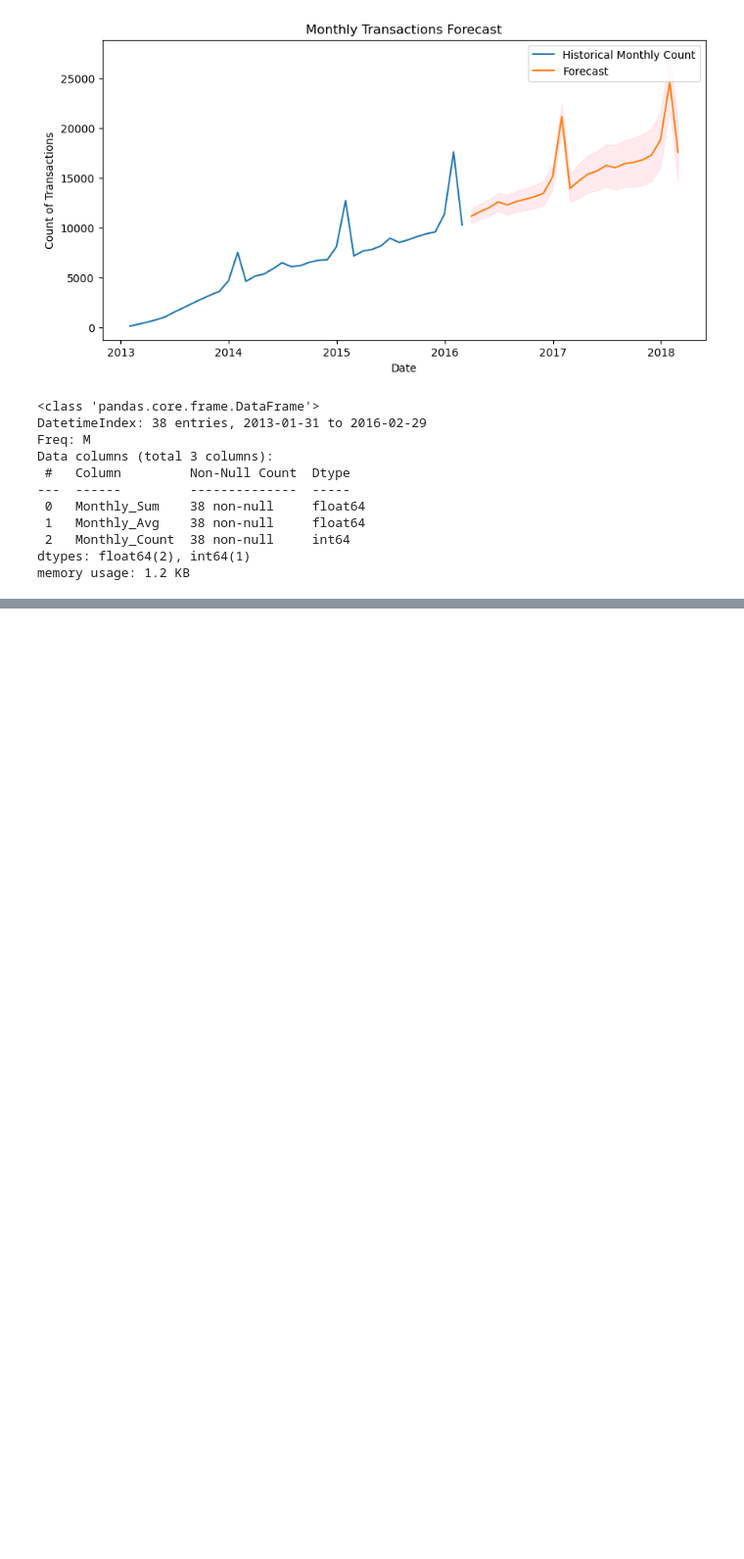
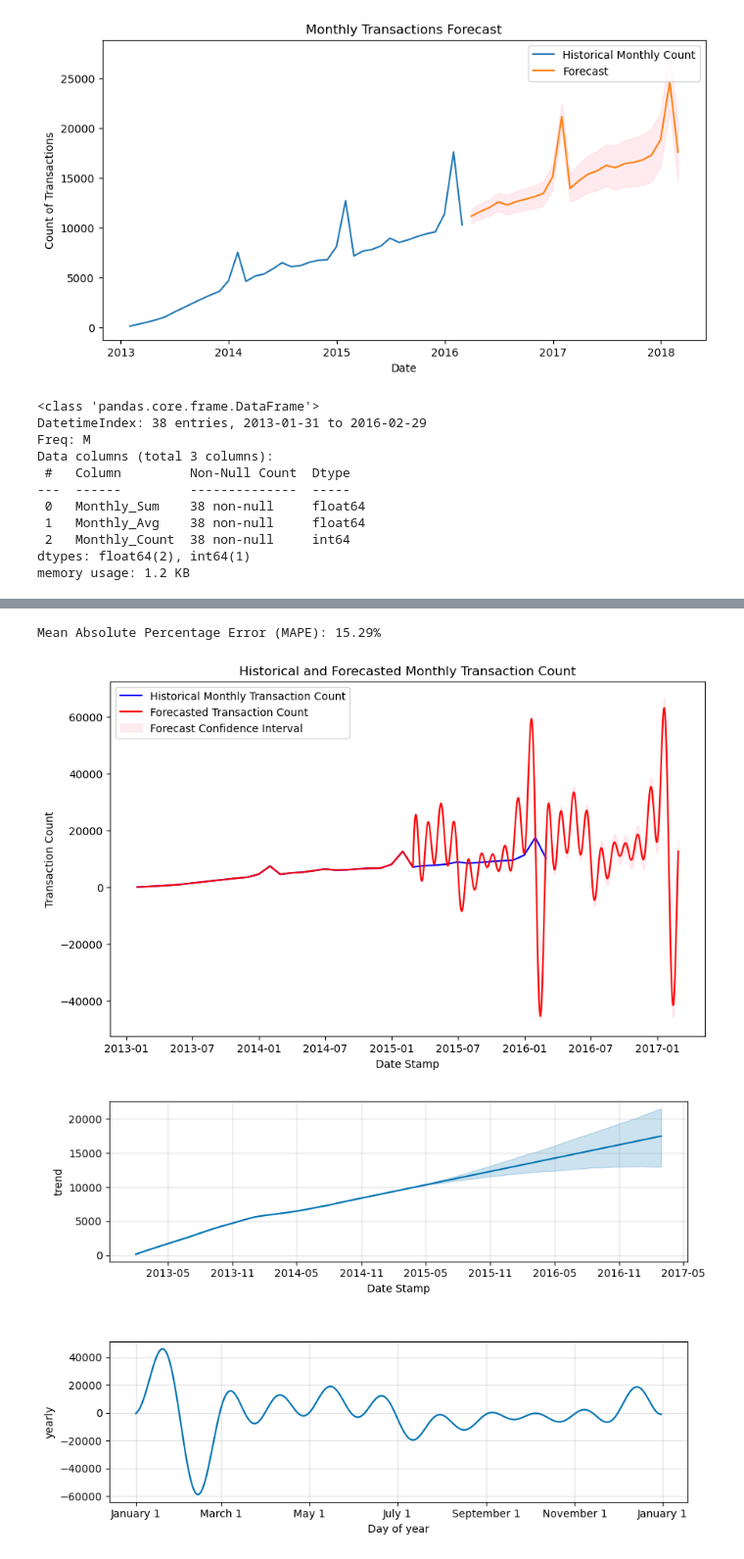
Before and after one commit to Davewm89/Sprint3, a Jupyter notebook: Q1 - SQL&Python.ipynb, the cells around one changed output, grey strips where cells are left out. Shown at 98% size. Saved outputs shown, nothing was run; the diff lists cells and outputs as text; code cells hidden in the pictures; blank space fills up the shorter version.

```diff
--- a/Q1 - SQL&Python.ipynb
+++ b/Q1 - SQL&Python.ipynb
@@ -586,0 +602,57 @@ memory usage: 1.2 KB
+# %%
+from prophet import Prophet
+import matplotlib.pyplot as plt
+from sklearn.metrics import mean_absolute_percentage_error
+
+# Assuming 'monthly' is the DataFrame containing your data
+# Prepare the data for Prophet
+# Prophet requires the dataframe to have two columns: 'ds' (date stamp) and 'y'
+# After resetting the index, the index column is named after the original index name or 'index' if it had no name
+#prophet_data = monthly.reset_index().rename(columns={'index': 'ds', 'Monthly_Count': 'y'})
+
+# If the above line gives an error, it could be that the index has a name
+# In that case, uncomment the next line and comment the line above.
+prophet_data = monthly.reset_index().rename(columns={monthly.index.name: 'ds', 'Monthly_Count': 'y'})
+
+# Initialize the Prophet model with multiplicative seasonality
+model = Prophet(seasonality_mode='additive')
+
+# Split the data into training and testing sets to evaluate performance
+split_date = prophet_data['ds'].max() - pd.Timedelta(days=365)
+train_data = prophet_data[prophet_data['ds'] <= split_date]
+test_data = prophet_data[prophet_data['ds'] > split_date]
+
+# Fit the model on the training data
+model.fit(train_data)
+
+# Make a future dataframe for forecasting
+future = model.make_future_dataframe(periods=730)  # Forecasting for the next two years
+
+# Use the model to make a forecast
+forecast = model.predict(future)
+
+# Calculate performance on the test set
+forecast_test = forecast[forecast['ds'].isin(test_data['ds'])]
+mape = mean_absolute_percentage_error(test_data['y'], forecast_test['yhat'])
+print(f'Mean Absolute Percentage Error (MAPE): {mape:.2%}')
+
+# Plot the forecast along with the historical data
+fig, ax = plt.subplots(figsize=(10, 6))
+ax.plot(prophet_data['ds'], prophet_data['y'], 'b-', label='Historical Monthly Transaction Count')
+ax.plot(forecast['ds'], forecast['yhat'], 'r-', label='Forecasted Transaction Count')
+ax.fill_between(forecast['ds'], forecast['yhat_lower'], forecast['yhat_upper'], color='pink', alpha=0.3, label='Forecast Confidence Interval')
+plt.title('Historical and Forecasted Monthly Transaction Count')
+plt.xlabel('Date Stamp')
+plt.ylabel('Transaction Count')
+plt.legend()
+plt.show()
+
+# Plot the forecast components
+fig2 = model.plot_components(forecast)
+plt.subplots_adjust(hspace=0.5)  # Adjust the space between plots
+for ax in fig2.axes:
+    xlabel = ax.get_xlabel()
+    if xlabel == 'ds':  # Find and replace the label 'ds' with 'Date Stamp'
+        ax.set_xlabel('Date Stamp')
+plt.show()
+# %% [output]
@@ -586,0 +661,3 @@ memory usage: 1.2 KB
+Mean Absolute Percentage Error (MAPE): 15.29%
+[figure, added]
+[figure, added]
```
Also changed, not shown: parts of 4 cells of this notebook, 1 other file.
